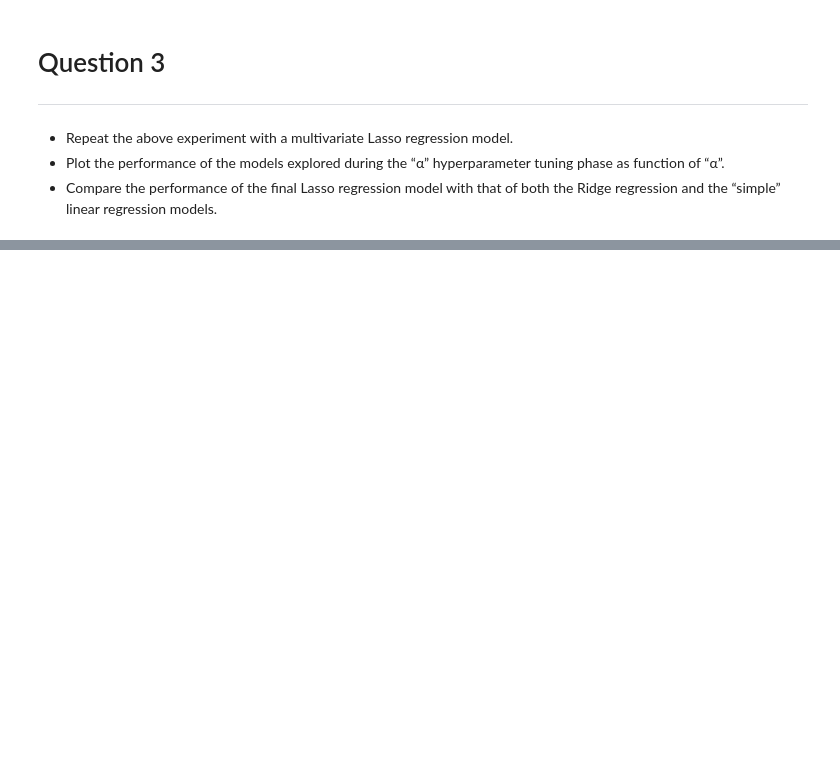
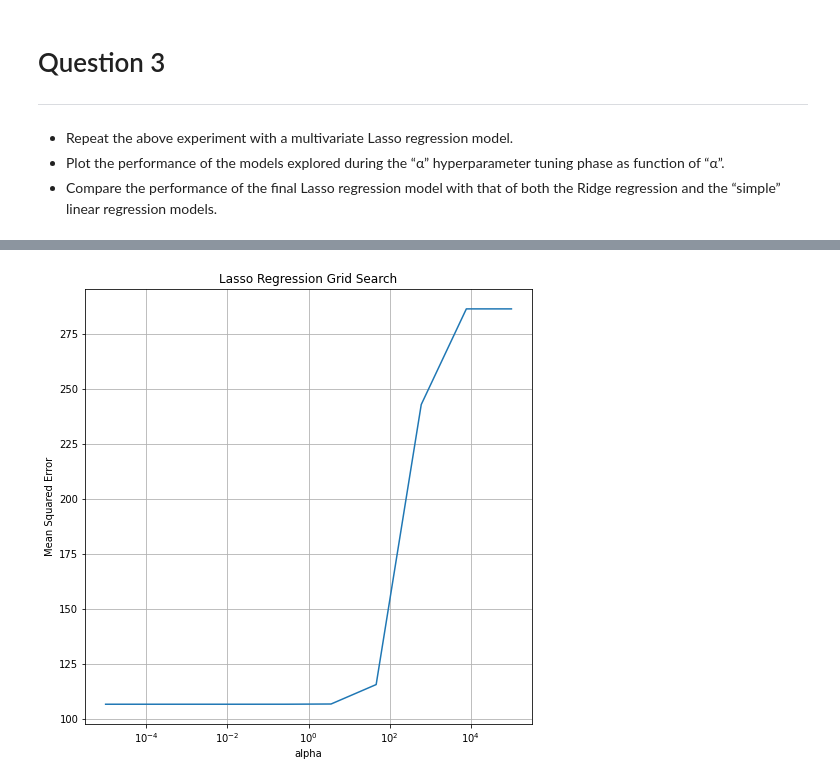
Before and after one commit to dev-nanthan/regression-for-prediction, a Jupyter notebook: ML_A2.ipynb, the cells around one changed output, grey strips where cells are left out. Saved outputs shown, nothing was run; the diff lists cells and outputs as text; code cells hidden in the pictures; blank space fills up the shorter version.

```diff
--- a/ML_A2.ipynb
+++ b/ML_A2.ipynb
@@ -79,4 +84,6 @@ The **KFold** function is imported from the scikit-learn library and is used to
 # %%
+from sklearn.linear_model import LinearRegression
+
 # Train linear regression model
 #############################################
 # Create a linear regression object
@@ -108,13 +115,13 @@ print("R2: {:.4f}".format(r2_val))
 # Setting the same value for random_state parameter ensures  the same shuffling.
 kf = KFold(n_splits=5, shuffle=True, random_state=50) # Define the number of folds
 
-rse_cv = np.sqrt(-cross_val_score(lr, X_train, y_train, cv=kf, scoring='neg_mean_squared_error').mean())
-r2_cv = cross_val_score(lr, X_train, y_train, cv=kf, scoring='r2').mean()
+rse_cv_lnr = np.sqrt(-cross_val_score(lr, X_train, y_train, cv=kf, scoring='neg_mean_squared_error').mean())
+r2_cv_lnr = cross_val_score(lr, X_train, y_train, cv=kf, scoring='r2').mean()
 
 # Print the results
 print("\nCross-validation approach:")
-print("Residual Standard Error [RSE]: {:.4f}".format(rse_cv))
-print("R2 statistic: {:.4f}".format(r2_cv))
+print("Residual Standard Error [RSE]: {:.4f}".format(rse_cv_lnr))
+print("R2 statistic: {:.4f}".format(r2_cv_lnr))
 # %% [output]
 Validation approach:
 RSE: 9.5416
@@ -305,0 +248,64 @@ Lasso Regression - Test R2 score: 0.5907755504388721
+# %%
+from sklearn.linear_model import Lasso
+from sklearn.model_selection import GridSearchCV
+
+# CV based grid-search to tune parameter “α” of the Lasso regression model
+# ##############################################################################
+# Cerate the Lasso model
+lasso = Lasso()
+# lasso = Lasso(max_iter=10000)
+
+# Define the range of alpha values to search
+# range:  between 10^-5 to 10^5 with 10 values spaced evenly on a logarithmic scale.
+alpha_range = np.logspace(-5, 5, 10)
+
+# Perform a grid search to tune the regularization parameter
+param_grid = {'alpha': alpha_range}
+
+# Perform hyperparameter tuning using cross-validation and grid search
+grid_search = GridSearchCV(lasso, param_grid, cv=5, scoring='neg_mean_squared_error')
+grid_search.fit(X_train, y_train)
+
+# Extract the best alpha value and corresponding model
+best_alpha = grid_search.best_params_['alpha']
+lasso_best = grid_search.best_estimator_
+best_score = grid_search.best_score_
+# print("Best alpha value Lasso: {:.5f}".format(best_alpha))
+print("Best Estimator:", lasso_best)
+
+# Re-Train final Lasso regression model Using the “best” “α” hyperparameter
+# ##############################################################################
+lasso_final = Lasso(alpha=best_alpha)
+lasso_final.fit(X_train, y_train)
+
+# predict on the test set using Final Model
+y_pred = lasso_final.predict(X_test)
+
+# Performance Evaluation
+# ##############################################################################
+
+# Evaluate the final Lasso regression model on the test set using RSE and R2 metrics
+rse_lasso = np.sqrt(mean_squared_error(y_test, y_pred))
+r2_lasso = r2_score(y_test, y_pred)
+print("Lasso - Residual Standard Rrror (RSE):", rse_lasso)
+print("Lasso - R2 score:", r2_lasso)
+
+print("Ridge - Residual Standard Error [RSE]: {:.4f}".format(rse_ridge))
+print("Ridge - R2 statistic: {:.4f}".format(r2_ridge))
+
+print("Simple Linear - Residual Standard Error [RSE]: {:.4f}".format(rse_cv_lnr))
+print("Simple Linear - R2 statistic: {:.4f}".format(r2_cv_lnr))
+
+# Compare the Performance with Linear and Ridge Models
+
+# Plot the performance of the models explored during the "α" hyperparameter tuning phase as function of "α"
+mse_scores = -grid_search.cv_results_['mean_test_score']
+alphas = grid_search.cv_results_["param_alpha"].data.astype(float)
+plt.figure(figsize=(8,8))
+plt.semilogx(alphas, mse_scores)
+plt.xlabel("alpha")
+plt.ylabel("Mean Squared Error")
+plt.title("Lasso Regression Grid Search")
+plt.grid(True, which="both", ls="-")
+plt.show()
+# %% [output]
@@ -306,3 +319,4 @@ Lasso Regression - Test R2 score: 0.5907755504388721
+[figure, added]
 # %%
 from sklearn.ensemble import GradientBoostingRegressor
 from sklearn.preprocessing import StandardScaler
```
Also changed, not shown: parts of 8 cells of this notebook.
